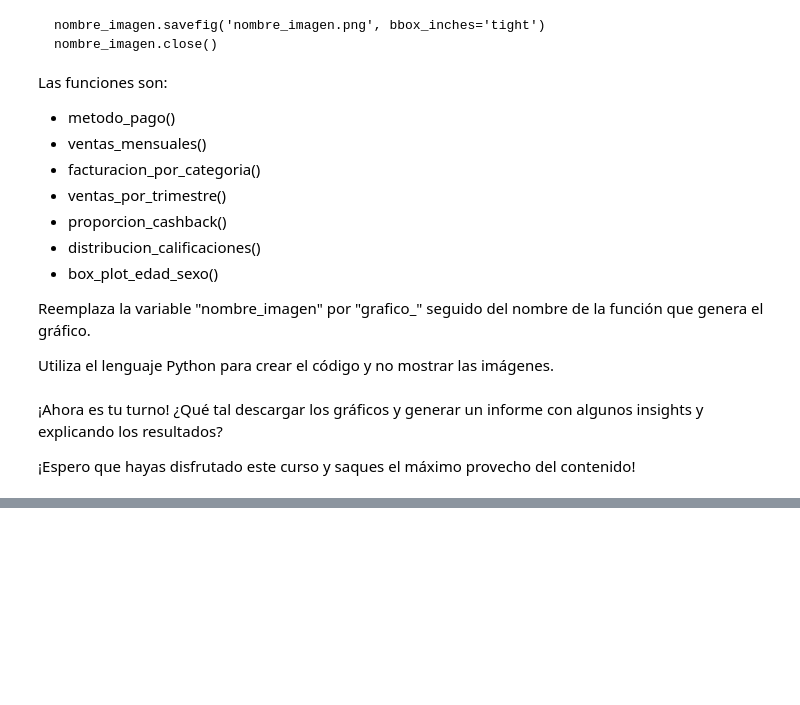
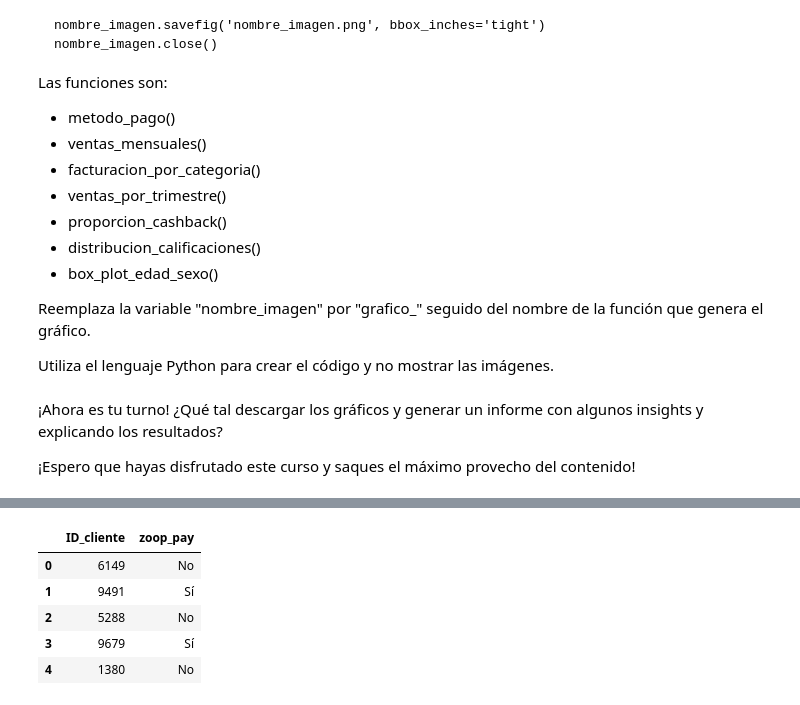
Before and after one commit to DanielRaiicHu/IA_aplicada_a_ciencia_de_datos, a Jupyter notebook: IA_aplicada_a_ciencia_de_datos.ipynb, the cells around one changed output, grey strips where cells are left out. Saved outputs shown, nothing was run; the diff lists cells and outputs as text; code cells hidden in the pictures; blank space fills up the shorter version.

```diff
--- a/IA_aplicada_a_ciencia_de_datos.ipynb
+++ b/IA_aplicada_a_ciencia_de_datos.ipynb
@@ -1329,0 +1577,9 @@ Utiliza el lenguaje Python para crear el código y no mostrar las imágenes.
+# %%
+df_zoop_pay.head()
+# %% [output]
+|  | ID_cliente | zoop_pay |
+| 0 | 6149 | No |
+| 1 | 9491 | Sí |
+| 2 | 5288 | No |
+| 3 | 9679 | Sí |
+| 4 | 1380 | No |
```
Also changed, not shown: parts of 22 cells of this notebook.
